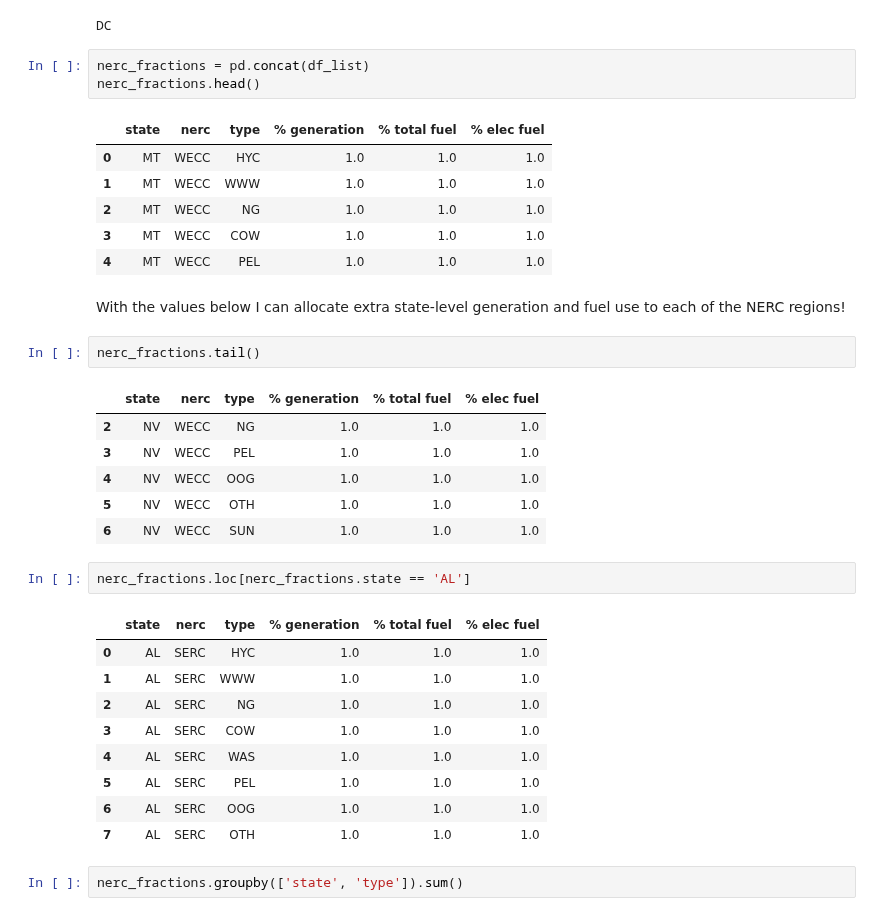
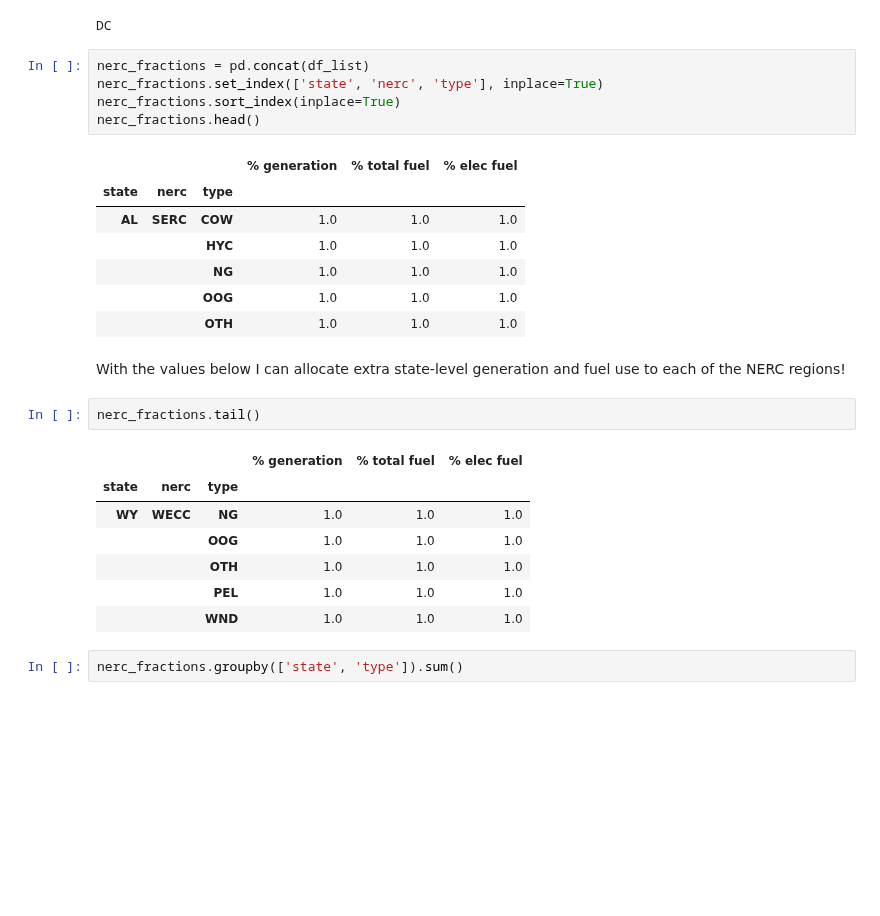
Before and after one commit to gschivley/carbon-index, a Jupyter notebook: Notebooks/Test functions.ipynb, the cells around one changed output. Saved outputs shown, nothing was run; the diff lists cells and outputs as text; blank space fills up the shorter version.

```diff
--- a/Notebooks/Test functions.ipynb
+++ b/Notebooks/Test functions.ipynb
@@ -389,37 +389,29 @@ for state in all_states:
 DC
 # %%
 nerc_fractions = pd.concat(df_list)
+nerc_fractions.set_index(['state', 'nerc', 'type'], inplace=True)
+nerc_fractions.sort_index(inplace=True)
 nerc_fractions.head()
 # %% [output]
-|  | state | nerc | type | % generation | % total fuel | % elec fuel |
-| 0 | MT | WECC | HYC | 1.0 | 1.0 | 1.0 |
-| 1 | MT | WECC | WWW | 1.0 | 1.0 | 1.0 |
-| 2 | MT | WECC | NG | 1.0 | 1.0 | 1.0 |
-| 3 | MT | WECC | COW | 1.0 | 1.0 | 1.0 |
-| 4 | MT | WECC | PEL | 1.0 | 1.0 | 1.0 |
+|  |  |  | % generation | % total fuel | % elec fuel |
+| state | nerc | type |  |  |  |
+| AL | SERC | COW | 1.0 | 1.0 | 1.0 |
+|  |  | HYC | 1.0 | 1.0 | 1.0 |
+|  |  | NG | 1.0 | 1.0 | 1.0 |
+|  |  | OOG | 1.0 | 1.0 | 1.0 |
+|  |  | OTH | 1.0 | 1.0 | 1.0 |
 # %% [markdown]
 With the values below I can allocate extra state-level generation and fuel use to each of the NERC regions!
 # %%
 nerc_fractions.tail()
 # %% [output]
-|  | state | nerc | type | % generation | % total fuel | % elec fuel |
-| 2 | NV | WECC | NG | 1.0 | 1.0 | 1.0 |
-| 3 | NV | WECC | PEL | 1.0 | 1.0 | 1.0 |
-| 4 | NV | WECC | OOG | 1.0 | 1.0 | 1.0 |
-| 5 | NV | WECC | OTH | 1.0 | 1.0 | 1.0 |
-| 6 | NV | WECC | SUN | 1.0 | 1.0 | 1.0 |
+|  |  |  | % generation | % total fuel | % elec fuel |
+| state | nerc | type |  |  |  |
+| WY | WECC | NG | 1.0 | 1.0 | 1.0 |
+|  |  | OOG | 1.0 | 1.0 | 1.0 |
+|  |  | OTH | 1.0 | 1.0 | 1.0 |
+|  |  | PEL | 1.0 | 1.0 | 1.0 |
+|  |  | WND | 1.0 | 1.0 | 1.0 |
-# %%
-nerc_fractions.loc[nerc_fractions.state == 'AL']
-# %% [output]
-|  | state | nerc | type | % generation | % total fuel | % elec fuel |
-| 0 | AL | SERC | HYC | 1.0 | 1.0 | 1.0 |
-| 1 | AL | SERC | WWW | 1.0 | 1.0 | 1.0 |
-| 2 | AL | SERC | NG | 1.0 | 1.0 | 1.0 |
-| 3 | AL | SERC | COW | 1.0 | 1.0 | 1.0 |
-| 4 | AL | SERC | WAS | 1.0 | 1.0 | 1.0 |
-| 5 | AL | SERC | PEL | 1.0 | 1.0 | 1.0 |
-| 6 | AL | SERC | OOG | 1.0 | 1.0 | 1.0 |
-| 7 | AL | SERC | OTH | 1.0 | 1.0 | 1.0 |
 # %%
 nerc_fractions.groupby(['state', 'type']).sum()
 # %% [output]
```
Also changed, not shown: parts of 25 cells of this notebook.
